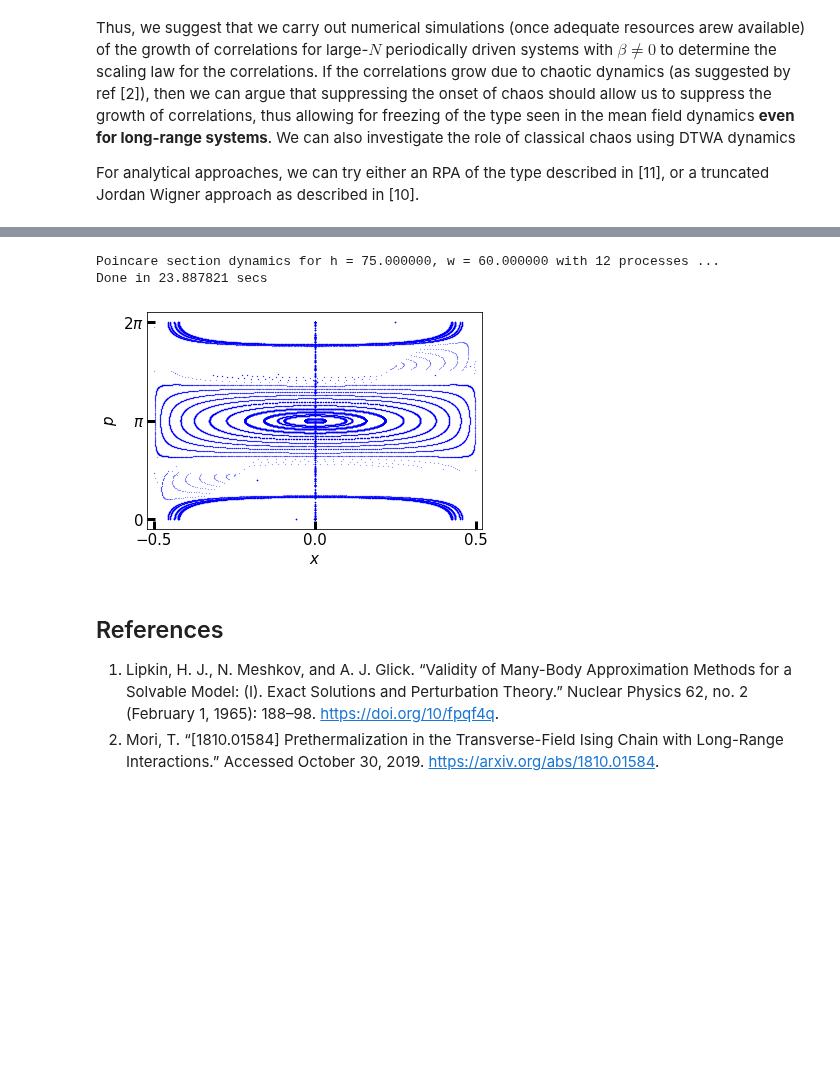
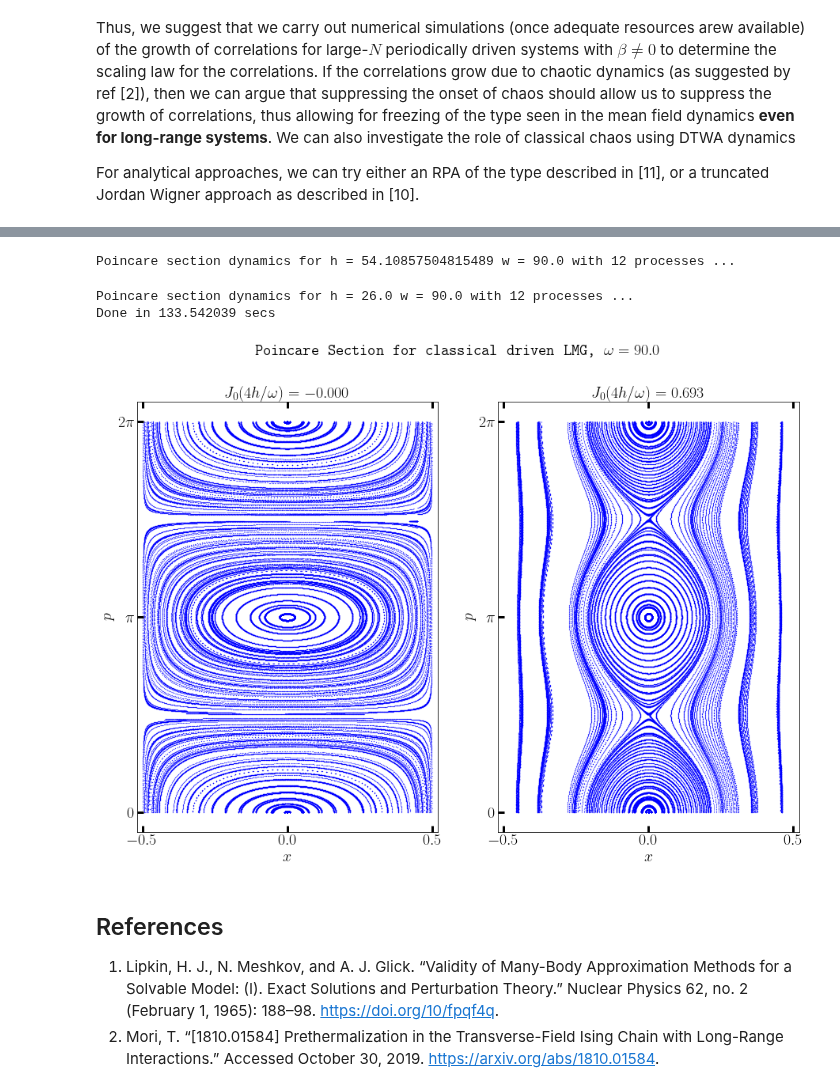
Before and after one commit to hariseldon99/periodic_lipkin, a Jupyter notebook: lipkin.ipynb, the cells around one changed output, grey strips where cells are left out. Drawn from its saved outputs; the diff is of its cells as text; code cells hidden in the pictures; blank space fills up the shorter version.

Commit message:
Added classical dynamics again

```diff
--- a/lipkin.ipynb
+++ b/lipkin.ipynb
@@ -294,69 +307,88 @@ from scipy.integrate import odeint
 import matplotlib.pyplot as plt
 from multiprocessing import Pool
 import time
+from scipy.special import j0, jn_zeros
+import warnings
 
-fs = 15
+fs = 20
 
 # Drive parameters
-h0 = 0.1
-h = 75.0
-omega = 20.0 + 40.0
+h0 = 0.0
+omega = 90.0
+
+eta = jn_zeros(0,1)
+eta = eta[0]
+h_frz = eta * omega/4
+h_reg = 26.0
+
+ampls = [h_frz, h_reg]
 
 # Maximum number of strobes
 nmax = 1000
 
 # Number of Processors
 nprocs = 12
 
 def lmg(z, t, h0, h, w):
     q, p = z
     drive = h0 + h * np.cos(w * t)
     sterm = np.sqrt(1.0 - 4.0 * q * q)
     qdot = drive * sterm * np.sin(p)
     pdot = 4.0 * q * (1.0 - (drive * np.cos(p)/sterm) )
     return [qdot, pdot]
 
 def poincare_sec(x0, p0, nmax, args):
     h0, h, omega = args
     T = 2.0 * np.pi/omega
     t = T * np.arange(nmax)
     return odeint(lmg, [x0, p0], t, args=args)
 
 # Initial Conditions
-n_ic = 60
+n_ic = 10
 init_x = np.linspace(-0.45, 0.45, n_ic)
-init_x = np.append(init_x, 0.0)
+near_zero = np.linspace(-0.01, 0.01, 10)
+init_x = np.sort(np.append(init_x, near_zero))
 init_p = np.linspace(0.0, 2.0 * np.pi, n_ic)
-init_p = np.append(init_p, np.pi + 0.2)
+init_p = np.sort(np.append(init_p, [0.1, np.pi + 0.2]))
+xv, pv = np.meshgrid(init_x, init_p, indexing='ij')
+
 
 if __name__ == '__main__':
     p = Pool(processes = nprocs)
-    print("Poincare section dynamics for h = %f, w = %f with %d processes ..." % (h, omega, nprocs))
     start = time.time()
-    poincare_data = p.starmap(poincare_sec,[(x0, p0, nmax, (h0, h, omega)) for x0, p0 in zip(init_x, init_p)])
-    elapsed =  (time.time() - start)
-    print("Done in %lf secs" % elapsed)
-    poincare_data = np.vstack(poincare_data)
-    q = poincare_data[:,0]
-    p = poincare_data[:,1] % (2.0 * np.pi)
-    plt.scatter(q, p , color='blue', marker='.', s=.1)
+    n_ampls = len(ampls)
+    fig, axs = plt.subplots(1, n_ampls, figsize=(15, 10))
+    fig.suptitle(f'Poincare Section for classical driven LMG, $\omega = {omega}$', fontsize=fs)
+    for i, h in enumerate(ampls):
+        print(f"Poincare section dynamics for h = {h} w = {omega} with {nprocs} processes ...")
+        poincare_data = p.starmap(poincare_sec,[(x0, p0, nmax, (h0, h, omega)) for x0, p0 in zip(xv.flatten(), yv.flatten())])
 
-    plt.xlabel(r"$x$", fontsize=fs)
-    x_tick = np.array([-0.5, 0.0, 0.5])
-    plt.xticks(x_tick)
-    plt.xlim(-0.52, 0.52)
+        poincare_data = np.vstack(poincare_data)
+        qvals = poincare_data[:,0]
+        pvals = poincare_data[:,1] % (2.0 * np.pi)
+        axs[i].set_title(r'$J_0(4 h/\omega) = {:1.3f}$'.format(j0(4*h/omega)), fontsize=fs)
+        axs[i].scatter(qvals, pvals , color='blue', marker='.', s=.1)
 
-    unit   = 1.0
-    p_tick = np.arange(0.0, 2.0 + unit, unit)
-    p_label = [r"$0$", r"$\pi$", r"$2\pi$"]
-    plt.yticks(p_tick*np.pi, p_label, fontsize=20)
-    plt.ylabel(r"$p$", fontsize=fs)
+        axs[i].set_xlabel(r"$x$", fontsize=fs)
+        x_tick = np.array([-0.5, 0.0, 0.5])
+        axs[i].set_xticks(x_tick)
+        axs[i].set_xlim(-0.52, 0.52)
 
-    plt.tick_params(direction='in', length=8, width=3, labelsize=fs)
+        unit   = 1.0
+        p_tick = np.arange(0.0, 2.0 + unit, unit)
+        p_label = [r"$0$", r"$\pi$", r"$2\pi$"]
+        axs[i].set_yticks(p_tick*np.pi, p_label, fontsize=20)
+        axs[i].set_ylabel(r"$p$", fontsize=fs)
+
+        axs[i].tick_params(direction='in', length=8, width=3, labelsize=fs)
+
+elapsed =  (time.time() - start)
+print("Done in %lf secs" % elapsed)
 # %% [output]
-Poincare section dynamics for h = 75.000000, w = 60.000000 with 12 processes ...
-Done in 23.887821 secs
+Poincare section dynamics for h = 54.10857504815489 w = 90.0 with 12 processes ...
+Poincare section dynamics for h = 26.0 w = 90.0 with 12 processes ...
+Done in 133.542039 secs
-[figure, old version]
+[figure, new version]
 # %% [markdown]
 ## References
 1. Lipkin, H. J., N. Meshkov, and A. J. Glick. “Validity of Many-Body Approximation Methods for a Solvable Model: (I). Exact Solutions and Perturbation Theory.” Nuclear Physics 62, no. 2 (February 1, 1965): 188–98. https://doi.org/10/fpqf4q.
```
Also changed, not shown: parts of 1 cell of this notebook, 1 other file.
